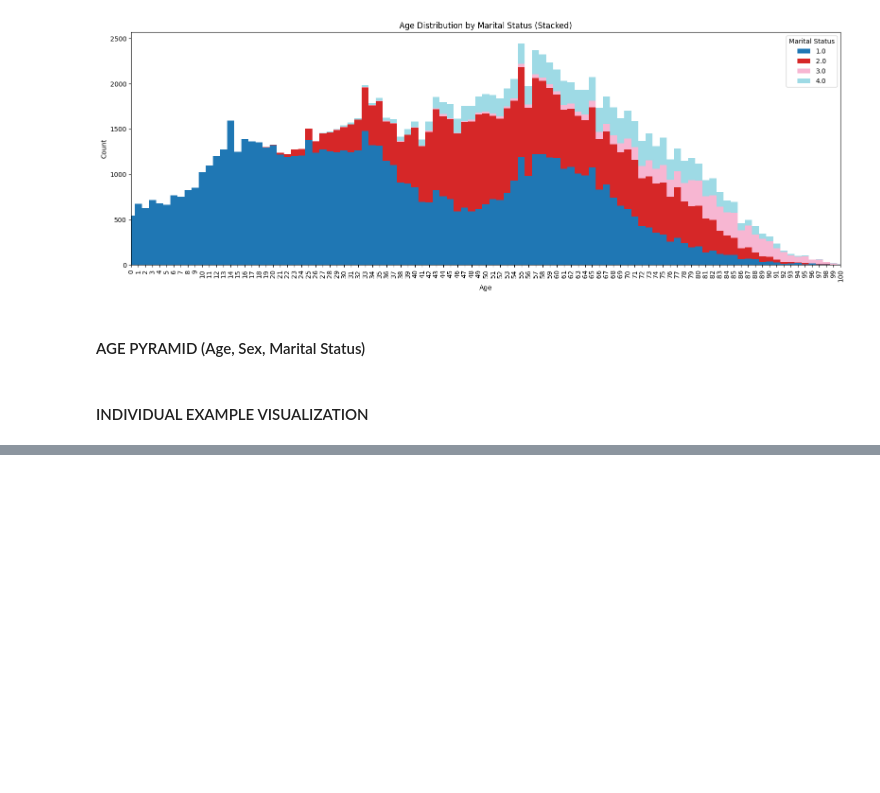
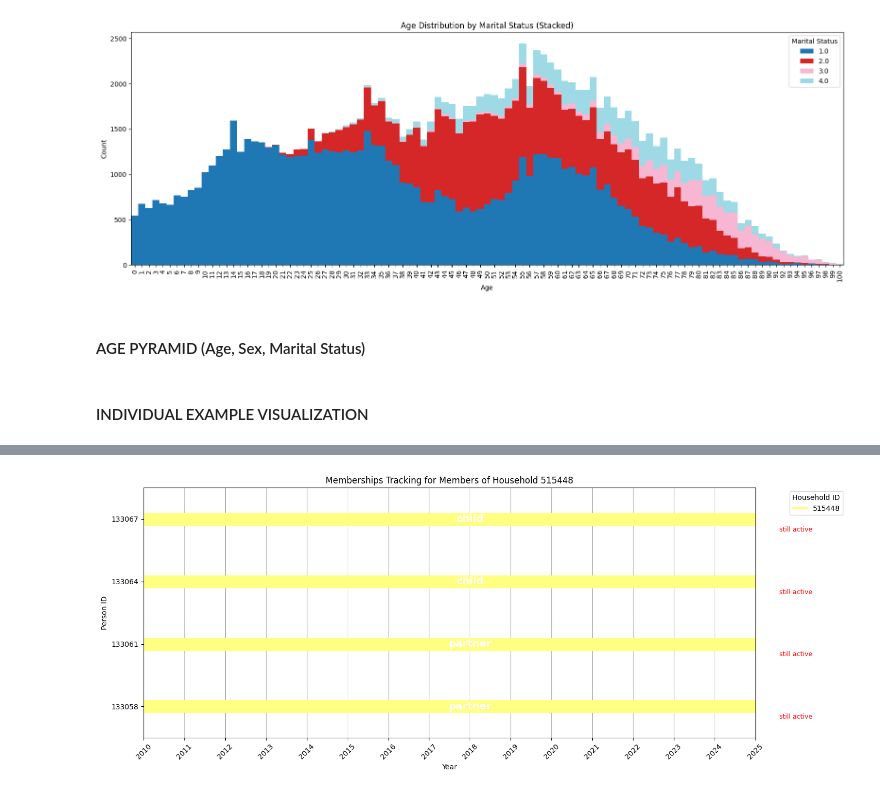
Before and after one commit to artucera/longitudinal_households, a Jupyter notebook: results_display.ipynb, the cells around one changed output, grey strips where cells are left out. Drawn from its saved outputs; the diff is of its cells as text; code cells hidden in the pictures; blank space fills up the shorter version.

```diff
--- a/results_display.ipynb
+++ b/results_display.ipynb
@@ -371,0 +363,77 @@ plt.show()
+# %%
+# MEMBERSHIPS TRACKING FOR A HOUSEHOLD - BOLD LINES
+
+household_id_to_track = None # Set to None to select randomly!!!
+
+from IPython.display import display
+
+memberships_display = memberships_df.copy()
+
+# Select a specific household_id to visualize
+memberships_display.loc[memberships_display['end_date']==9999, 'end_date'] = final_date+1
+memberships_display.loc[memberships_display['end_date'].isna(), 'end_date'] = final_date+1
+memberships_display.loc[memberships_display['start_date']==initial_date-1, 'start_date'] = initial_date
+memberships_display.loc[memberships_display['leave_cause'].isna(), 'leave_cause'] = 'still active'
+
+# Assign a color to each role
+role_colors = {
+    'partner': 'tab:blue',
+    'child': 'tab:orange',
+    'single': 'tab:green',
+    # add more roles if needed
+}
+
+if household_id_to_track is None:
+    household_id = memberships_display.loc[memberships_display['start_date']==initial_date, 'household_id'].sample(1).iloc[0]
+else:
+    household_id = household_id_to_track
+
+# Filter data for the selected household
+household_members = memberships_display[memberships_display['household_id'] == household_id].copy()
+
+# Add a color column to household_members based on role
+household_members['color'] = household_members['role'].map(role_colors).fillna('gray')
+# Use start_date and end_date as years (integers)
+# household_members['start_date'] and ['end_date'] are already years
+
+# Track and display next memberships for all members who ever belonged to the selected household
+
+household_ids = memberships_display['household_id'].unique()
+color_map = {hhid: sel_colors[i % len(sel_colors)] for i, hhid in enumerate(household_ids)}
+
+person_ids = household_members['person_id'].unique()
+person_id_to_y = {pid: i for i, pid in enumerate(person_ids)}
+
+offset = 0.05  # Offset for text labels to avoid overlap
+
+# For each member, plot all their memberships as lines, colored by household_id
+plt.figure(figsize=(14, max(4,len(person_ids) * 1.5)))
+for pid in person_ids:
+    person_memberships = memberships_display[memberships_display['person_id'] == pid].sort_values('start_date')
+    y = person_id_to_y[pid]
+    for _, memb in person_memberships.iterrows():
+        color = color_map.get(memb['household_id'], 'gray')
+        plt.plot([memb['start_date'], memb['end_date']], [y, y], marker='X', color=color, linewidth=18)
+        plt.text((memb['start_date']+(memb['end_date']-memb['start_date'])/2), y ,str(memb['role']),
+                  va='center', ha='center', fontsize=14, color='white', fontdict={'weight': 'bold'})
+        plt.text(memb['end_date'], y - 2.3*offset,str(memb['leave_cause']),
+                  va='top', ha='center', fontsize=9, color='red')
+
+
+plt.xlabel('Year')
+plt.ylabel('Person ID')
+plt.xlim(initial_date, final_date)
+plt.ylim(-0.5, len(person_ids) - 0.5)
+plt.xticks(range(initial_date, final_date + 1, 1), rotation=45)
+plt.title(f'Memberships Tracking for Members of Household {household_id}')
+plt.yticks(range(len(person_ids)), person_ids)
+plt.grid(axis='x')
+plt.tight_layout()
+
+# Create legend for household_id colors (show only for those present in this plot)
+used_hhids = set(memberships_display[memberships_display['person_id'].isin(person_ids)]['household_id'])
+legend_handles = [plt.Line2D([0], [0], color=color_map[hhid], lw=3, label=str(hhid)) for hhid in used_hhids]
+plt.legend(handles=legend_handles, title='Household ID', bbox_to_anchor=(1.05, 1), loc='upper left')
+plt.show()
+# %% [output]
+[figure, added]
```
Also changed, not shown: parts of 12 cells of this notebook, 44 other files.
